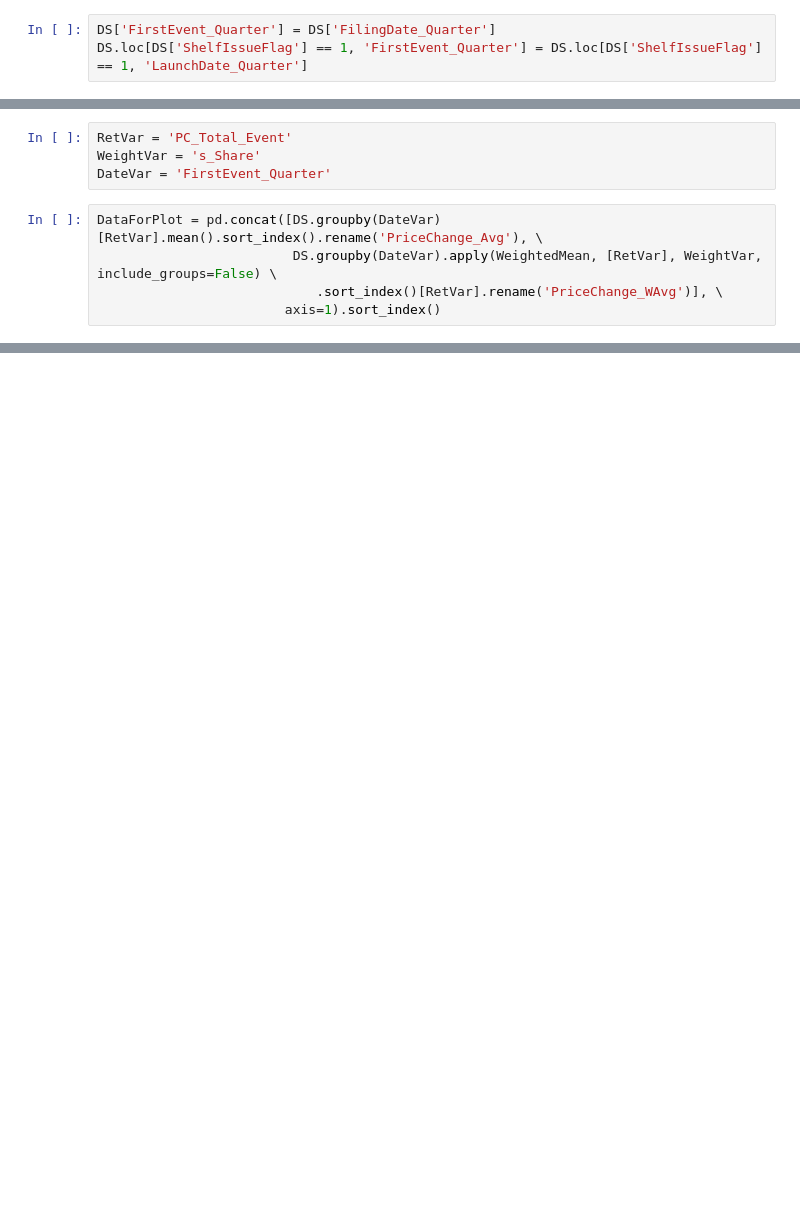
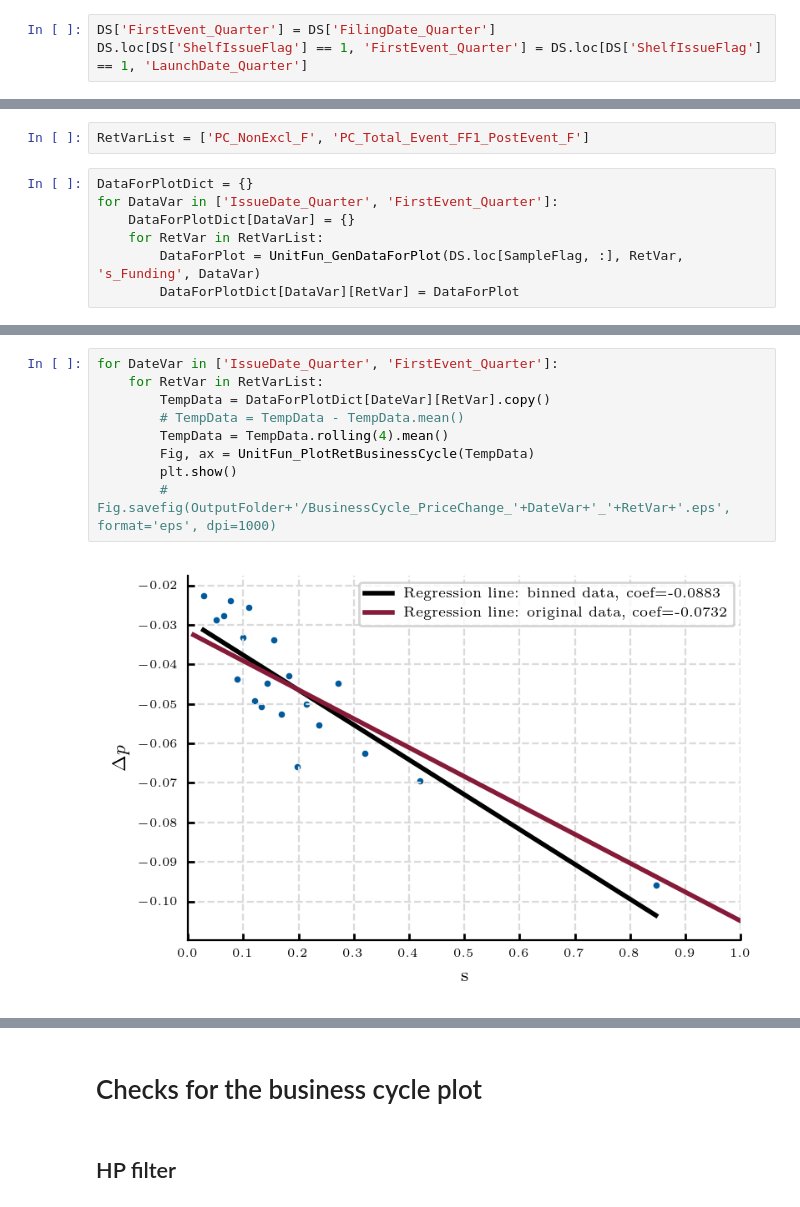
Before and after one commit to XingGuoEcon/FirmHete_AsymInfo_Empirical, a Jupyter notebook: Micro_data/codes/3_Analysis_2_PriceChange_Distribution.ipynb, the cells around one changed output, grey strips where cells are left out. Saved outputs shown, nothing was run; the diff lists cells and outputs as text; blank space fills up the shorter version.

```diff
--- a/Micro_data/codes/3_Analysis_2_PriceChange_Distribution.ipynb
+++ b/Micro_data/codes/3_Analysis_2_PriceChange_Distribution.ipynb
@@ -295,9 +339,0 @@ plt.show()
-# %%
-RetVar = 'PC_Total_Event'
-WeightVar = 's_Share'
-DateVar = 'FirstEvent_Quarter'
-# %%
-DataForPlot = pd.concat([DS.groupby(DateVar)[RetVar].mean().sort_index().rename('PriceChange_Avg'), \
-                         DS.groupby(DateVar).apply(WeightedMean, [RetVar], WeightVar, include_groups=False) \
-                            .sort_index()[RetVar].rename('PriceChange_WAvg')], \
-                        axis=1).sort_index()
@@ -328,0 +340,9 @@ plt.show()
+# %%
+RetVarList = ['PC_NonExcl_F', 'PC_Total_Event_FF1_PostEvent_F']
+# %%
+DataForPlotDict = {}
+for DataVar in ['IssueDate_Quarter', 'FirstEvent_Quarter']:
+    DataForPlotDict[DataVar] = {}
+    for RetVar in RetVarList:
+        DataForPlot = UnitFun_GenDataForPlot(DS.loc[SampleFlag, :], RetVar, 's_Funding', DataVar)
+        DataForPlotDict[DataVar][RetVar] = DataForPlot
@@ -328,0 +360,11 @@ plt.show()
+# %%
+for DateVar in ['IssueDate_Quarter', 'FirstEvent_Quarter']:
+    for RetVar in RetVarList:
+        TempData = DataForPlotDict[DateVar][RetVar].copy()
+        # TempData = TempData - TempData.mean()
+        TempData = TempData.rolling(4).mean()
+        Fig, ax = UnitFun_PlotRetBusinessCycle(TempData)
+        plt.show()
+        # Fig.savefig(OutputFolder+'/BusinessCycle_PriceChange_'+DateVar+'_'+RetVar+'.eps', format='eps', dpi=1000)
+# %% [output]
+[figure, added]
@@ -328,0 +382,4 @@ plt.show()
+# %% [markdown]
+# Checks for the business cycle plot
+# %% [markdown]
+## HP filter
```
Also changed, not shown: parts of 38 cells of this notebook, 5 other files.
